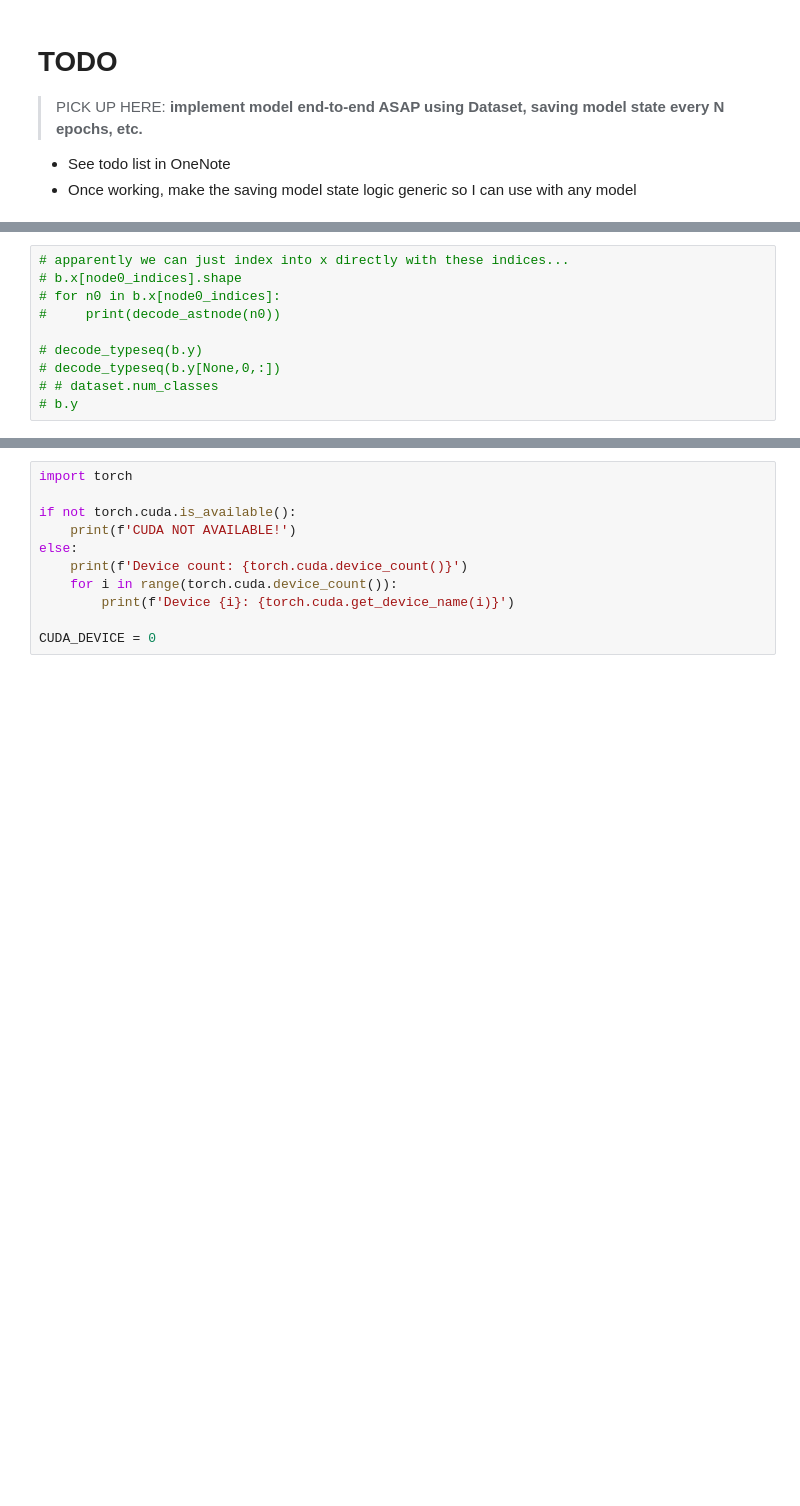
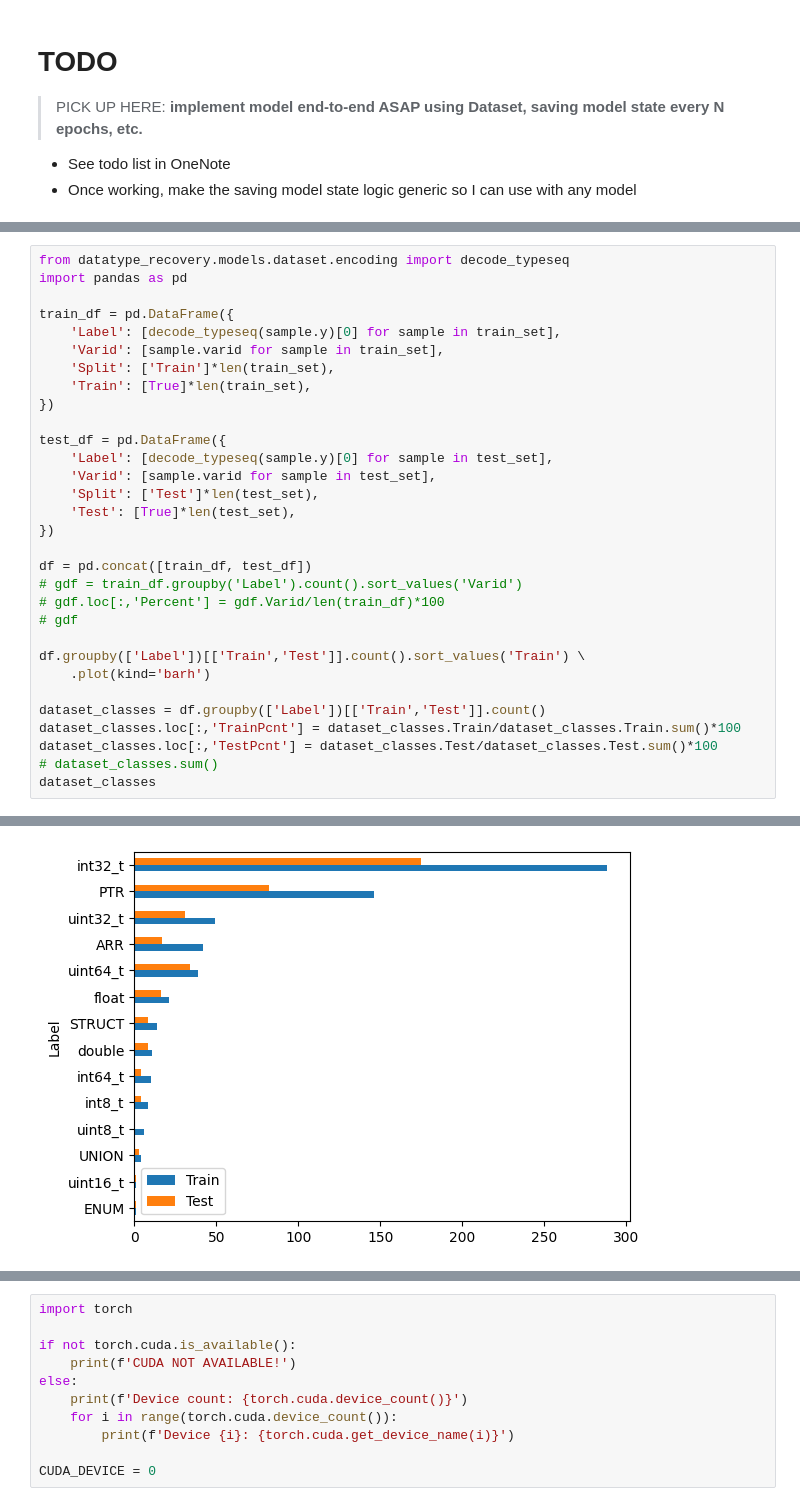
Before and after one commit to lasserre/datatype-recovery-experiments, a Jupyter notebook: notebooks/model0.ipynb, the cells around one changed output, grey strips where cells are left out. Saved outputs shown, nothing was run; the diff lists cells and outputs as text; blank space fills up the shorter version.

Commit message:
Saving latest model notebook

```diff
--- a/notebooks/model0.ipynb
+++ b/notebooks/model0.ipynb
@@ -157,10 +87,32 @@ def get_node0_indices(batch:torch.tensor) -> List[int]:
-# %%
-# apparently we can just index into x directly with these indices...
-# b.x[node0_indices].shape
-# for n0 in b.x[node0_indices]:
-#     print(decode_astnode(n0))
-
-# decode_typeseq(b.y)
-# decode_typeseq(b.y[None,0,:])
-# # dataset.num_classes
-# b.y
+# %%
+from datatype_recovery.models.dataset.encoding import decode_typeseq
+import pandas as pd
+
+train_df = pd.DataFrame({
+    'Label': [decode_typeseq(sample.y)[0] for sample in train_set],
+    'Varid': [sample.varid for sample in train_set],
+    'Split': ['Train']*len(train_set),
+    'Train': [True]*len(train_set),
+})
+
+test_df = pd.DataFrame({
+    'Label': [decode_typeseq(sample.y)[0] for sample in test_set],
+    'Varid': [sample.varid for sample in test_set],
+    'Split': ['Test']*len(test_set),
+    'Test': [True]*len(test_set),
+})
+
+df = pd.concat([train_df, test_df])
+# gdf = train_df.groupby('Label').count().sort_values('Varid')
+# gdf.loc[:,'Percent'] = gdf.Varid/len(train_df)*100
+# gdf
+
+df.groupby(['Label'])[['Train','Test']].count().sort_values('Train') \
+    .plot(kind='barh')
+
+dataset_classes = df.groupby(['Label'])[['Train','Test']].count()
+dataset_classes.loc[:,'TrainPcnt'] = dataset_classes.Train/dataset_classes.Train.sum()*100
+dataset_classes.loc[:,'TestPcnt'] = dataset_classes.Test/dataset_classes.Test.sum()*100
+# dataset_classes.sum()
+dataset_classes
+# %% [output]
@@ -166,0 +135 @@ def get_node0_indices(batch:torch.tensor) -> List[int]:
+[figure, added]
```
Also changed, not shown: parts of 11 cells of this notebook, 2 other files.
